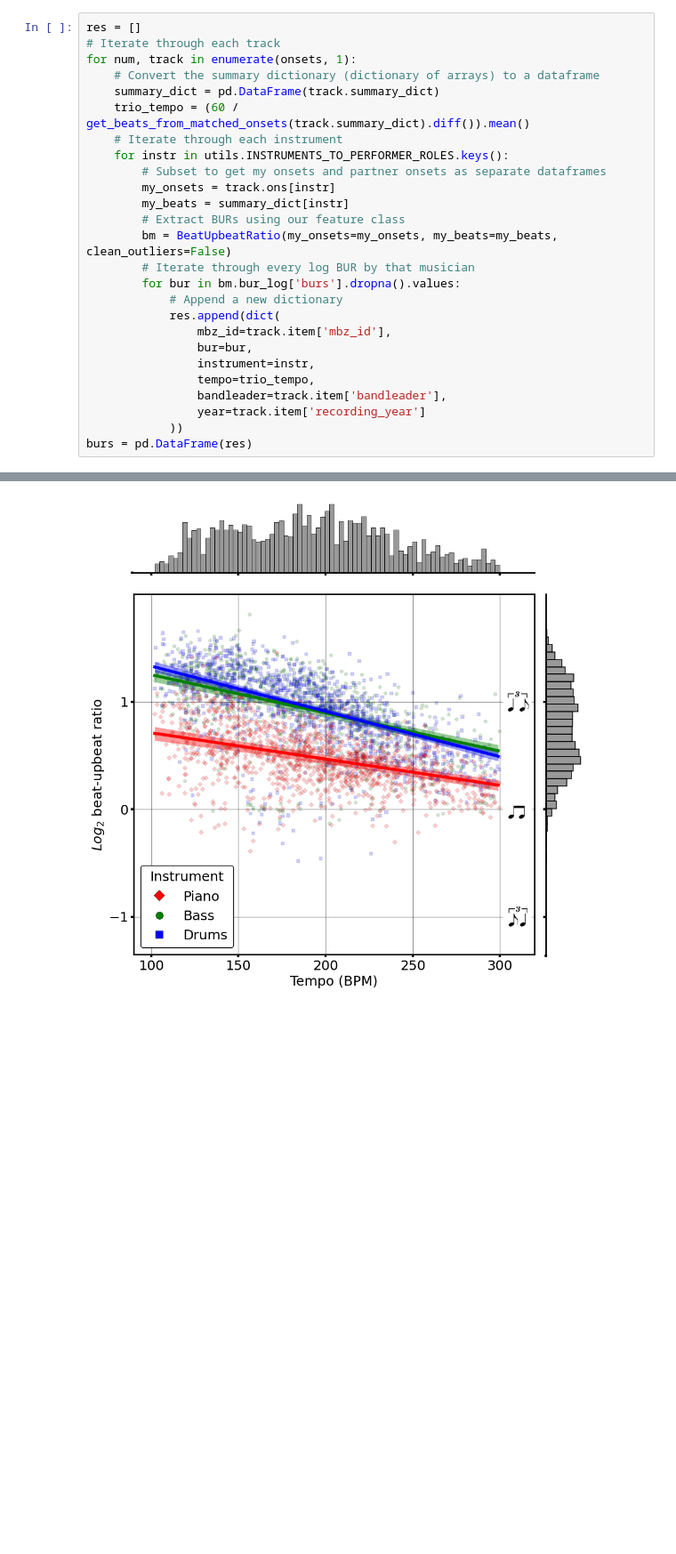
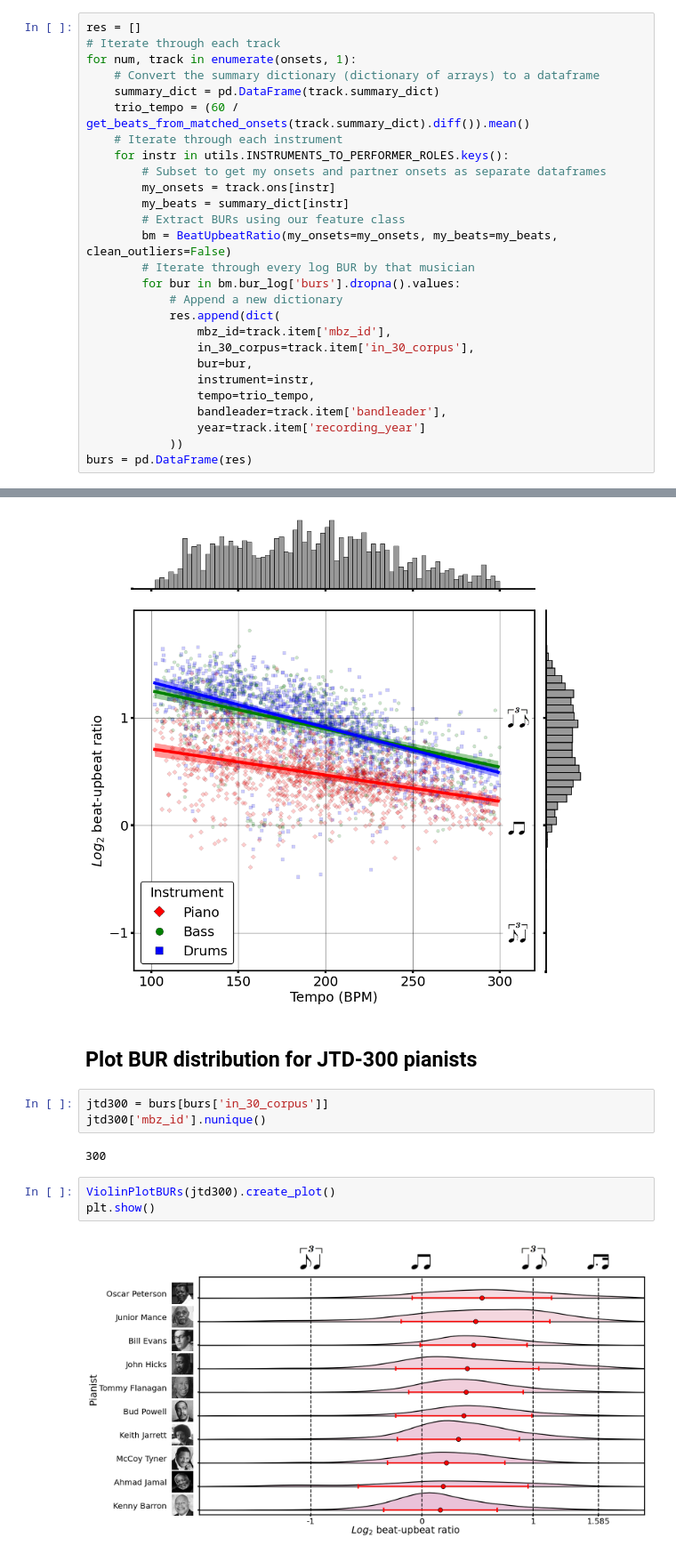
Before and after one commit to HuwCheston/Jazz-Trio-Database, a Jupyter notebook: notebooks/rhythm/0.1-cheston-beat-upbeat-ratios.ipynb, the cells around one changed output, grey strips where cells are left out. Shown: that part at 89% size. Cells and saved outputs as stored; diff of their text form; blank space fills up the shorter version.

```diff
--- a/notebooks/rhythm/0.1-cheston-beat-upbeat-ratios.ipynb
+++ b/notebooks/rhythm/0.1-cheston-beat-upbeat-ratios.ipynb
@@ -53,6 +53,7 @@ for num, track in enumerate(onsets, 1):
             # Append a new dictionary
             res.append(dict(
                 mbz_id=track.item['mbz_id'],
+                in_30_corpus=track.item['in_30_corpus'],
                 bur=bur,
                 instrument=instr,
                 tempo=trio_tempo,
@@ -668,3 +401,15 @@ plt.show()
 [Parallel(n_jobs=-1)]: Done 9752 tasks      | elapsed: 12.3min
 [Parallel(n_jobs=-1)]: Done 10000 out of 10000 | elapsed: 12.5min finished
 [figure]
+# %% [markdown]
+## Plot BUR distribution for JTD-300 pianists
+# %%
+jtd300 = burs[burs['in_30_corpus']]
+jtd300['mbz_id'].nunique()
+# %% [output]
+300
+# %%
+ViolinPlotBURs(jtd300).create_plot()
+plt.show()
+# %% [output]
+[figure, added]
```
Also changed, not shown: parts of 2 cells of this notebook, 3 other files.
